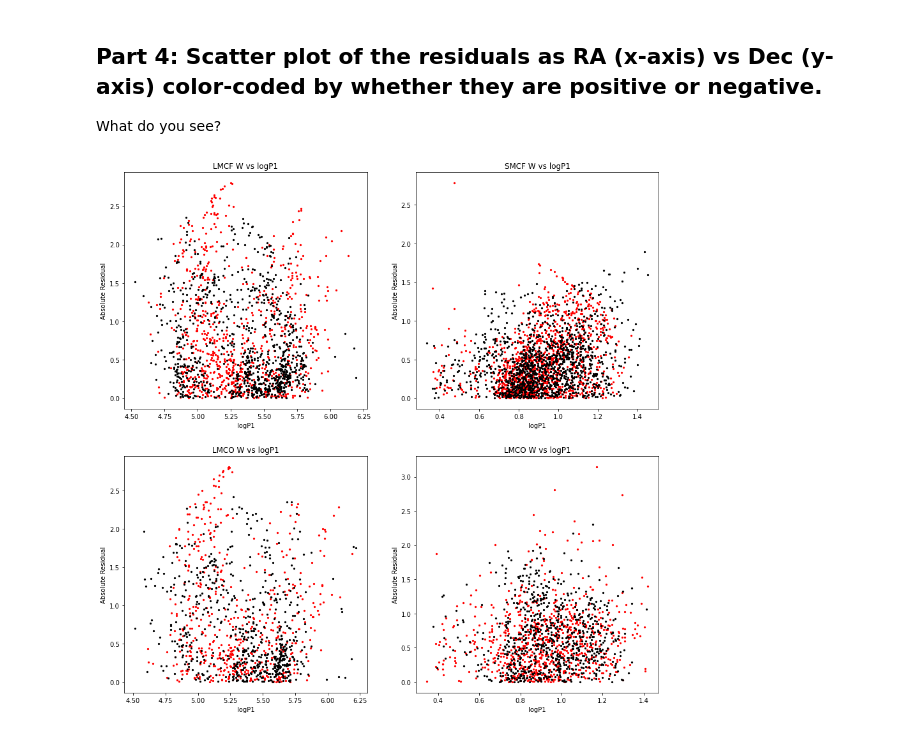
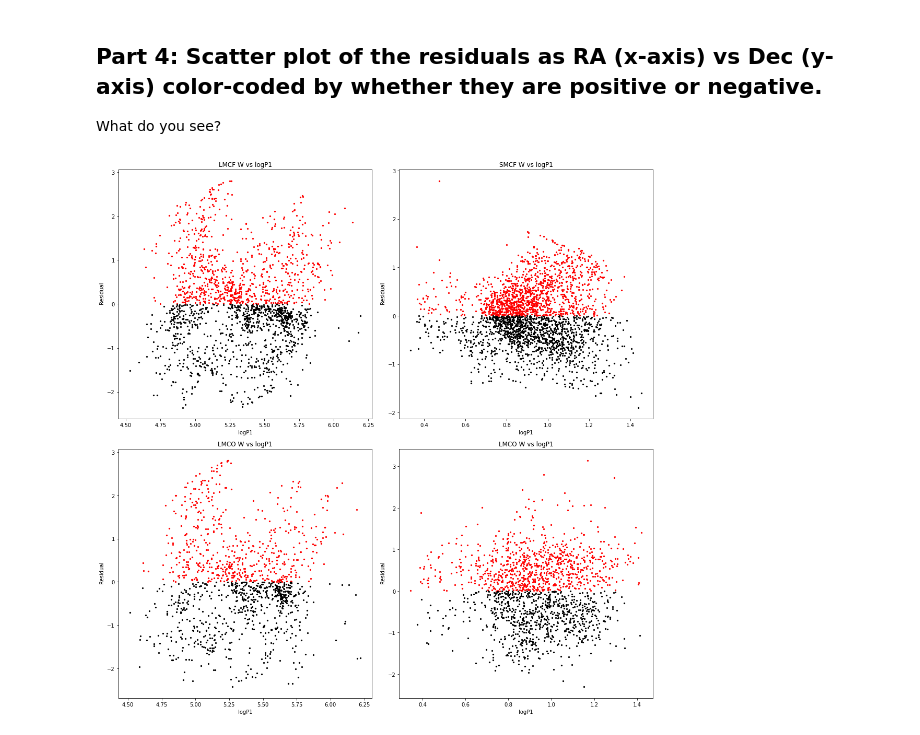
Before and after one commit to saagar-parikh/cepheids-demo, a Jupyter notebook: ztf_summer_school_application.ipynb, the cells around one changed output. Drawn from its saved outputs; the diff is of its cells as text; code cells hidden in the pictures.

```diff
--- a/ztf_summer_school_application.ipynb
+++ b/ztf_summer_school_application.ipynb
@@ -280,7 +283,7 @@ x4 = smco['RA0']
 y4 = smco['W']
 # %%
 fig, ax = plt.subplots(2, 2,figsize=(15,15))
-residual_typ = "abs" # choose from ['square', 'abs', 'none']
+residual_typ = "none" # choose from ['square', 'abs', 'none']
 lookup = {"square": "Square", "abs": "Absolute", "none": ""}
 
 
@@ -361,32 +364,33 @@ ax3.set_xlabel("logP1")
 ax3.set_ylabel(lookup[residual_typ]+" Residual")
 
 ####################
 ax4 = ax[1][1]
 b4, m4 = polyfit(x4, y4, 1)
 y4_pred = b4 + m4 * x4
 x4 = np.array(x4)
 y4_pred = np.array(y4_pred)
 y4_res = y4 - y4_pred
 y4_res = np.array(y4_res)
 neg_idx = []
 pos_idx = []
 for idx in range(len(y4_res)):
     if y4_res[idx] < 0:
         neg_idx += [idx]
     else:
         pos_idx += [idx]
 if residual_typ == 'square':
     y4_res = np.square(y4_res)
 elif residual_typ == 'abs':
     y4_res = np.abs(y4_res)
 ax4.scatter(x4[pos_idx], y4_res[pos_idx], s=5, color='r')
 ax4.scatter(x4[neg_idx], y4_res[neg_idx], s=5, color='k')
 ax4.set_title("LMCO W vs logP1")
 ax4.set_xlabel("logP1")
 ax4.set_ylabel(lookup[residual_typ]+" Residual")
 
 os.makedirs("plots", exist_ok=True)
-plt.savefig("plots/Residual_color_"+lookup[residual_typ])
+fig.tight_layout()
+plt.savefig("plots/Residual_color_"+lookup[residual_typ]+".jpg")
 plt.show()
 # %% [output]
-[figure, old version]
+[figure, new version]
```
Also changed, not shown: parts of 3 cells of this notebook, 19 other files.
